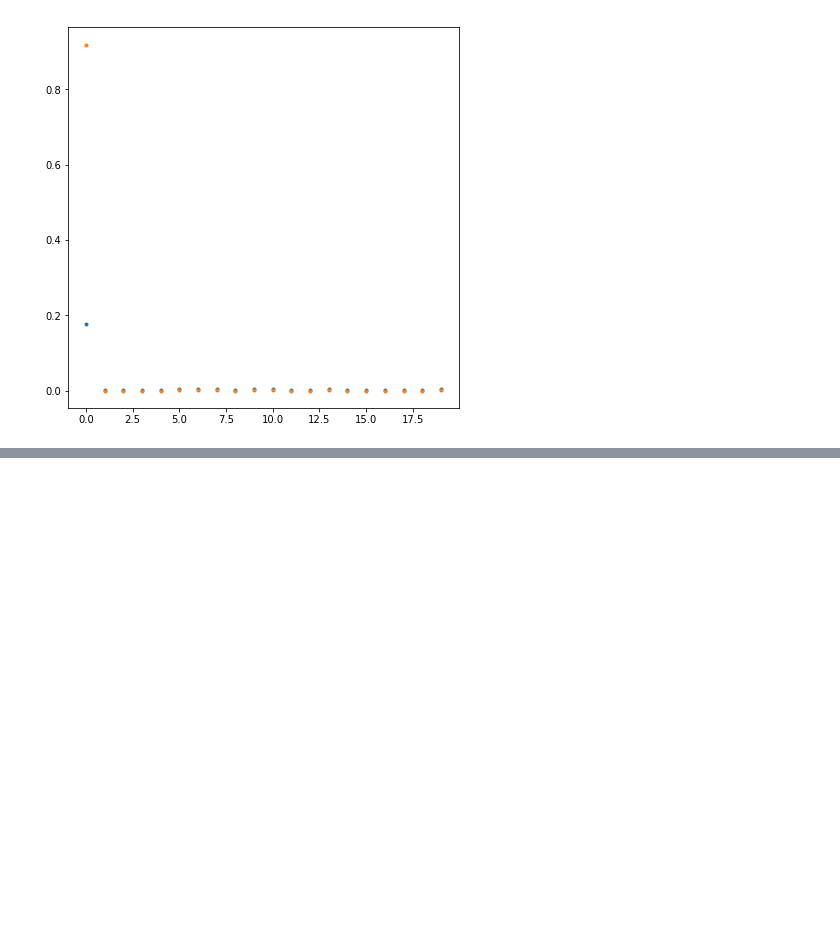
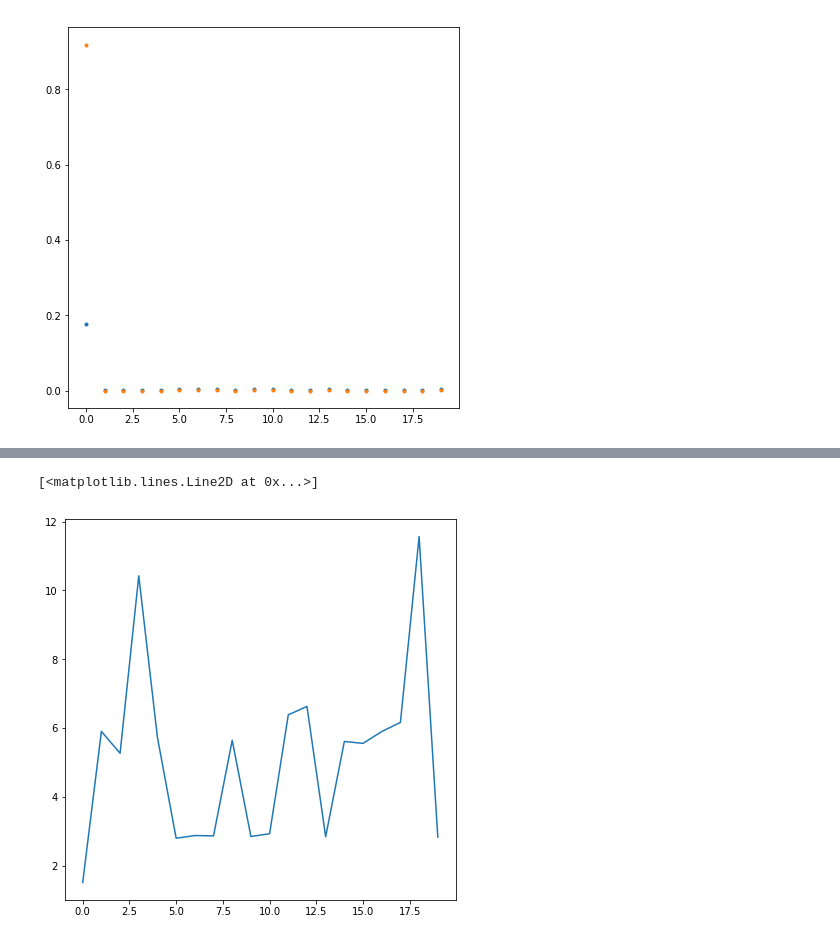
Before and after one commit to barbafrank/LCP_projects_Y2, a Jupyter notebook: tests.ipynb, the cells around one changed output, grey strips where cells are left out. Cells and saved outputs as stored; diff of their text form; code cells hidden in the pictures; blank space fills up the shorter version.

```diff
--- a/tests.ipynb
+++ b/tests.ipynb
@@ -131,0 +137,6 @@ axs.plot(np.abs(p-p1)/p)
+# %%
+fig, axs = plt.subplots(1, 1, figsize=(7,7))
+axs.plot(p1/p)
+# %% [output]
+[<matplotlib.lines.Line2D at 0x...>]
+[figure, added]
```
Also changed, not shown: parts of 5 cells of this notebook.
